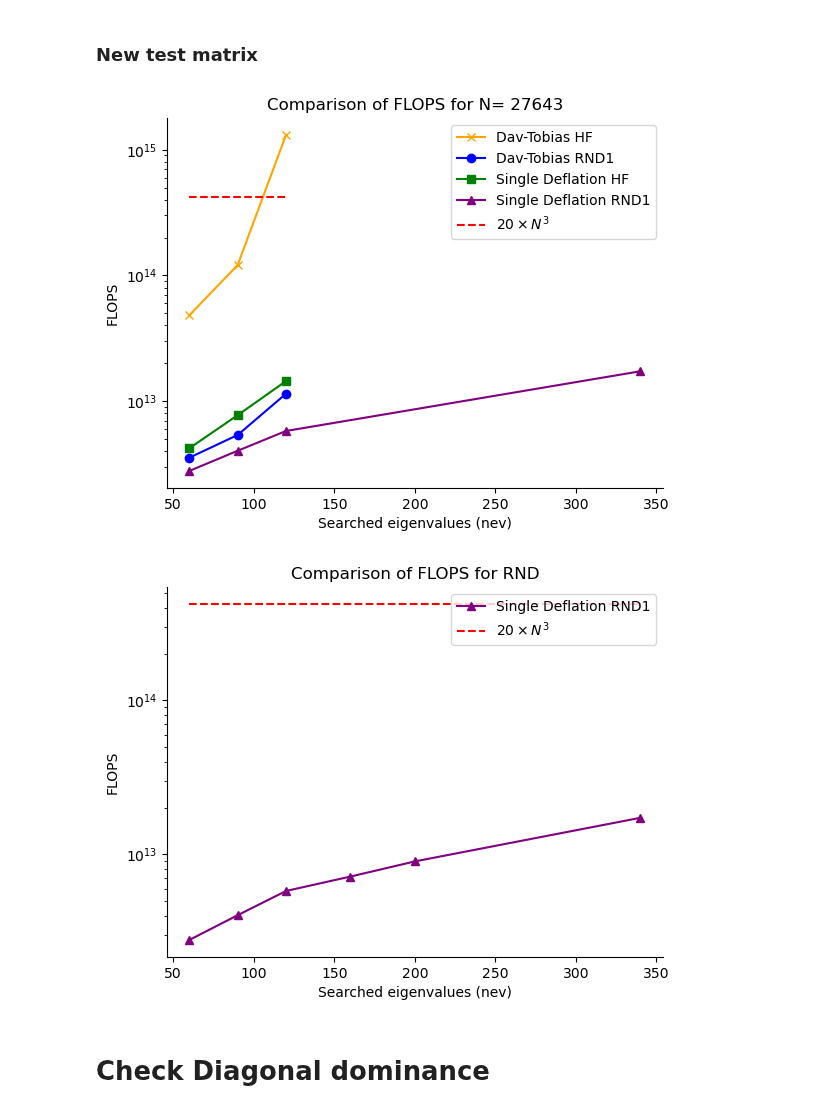
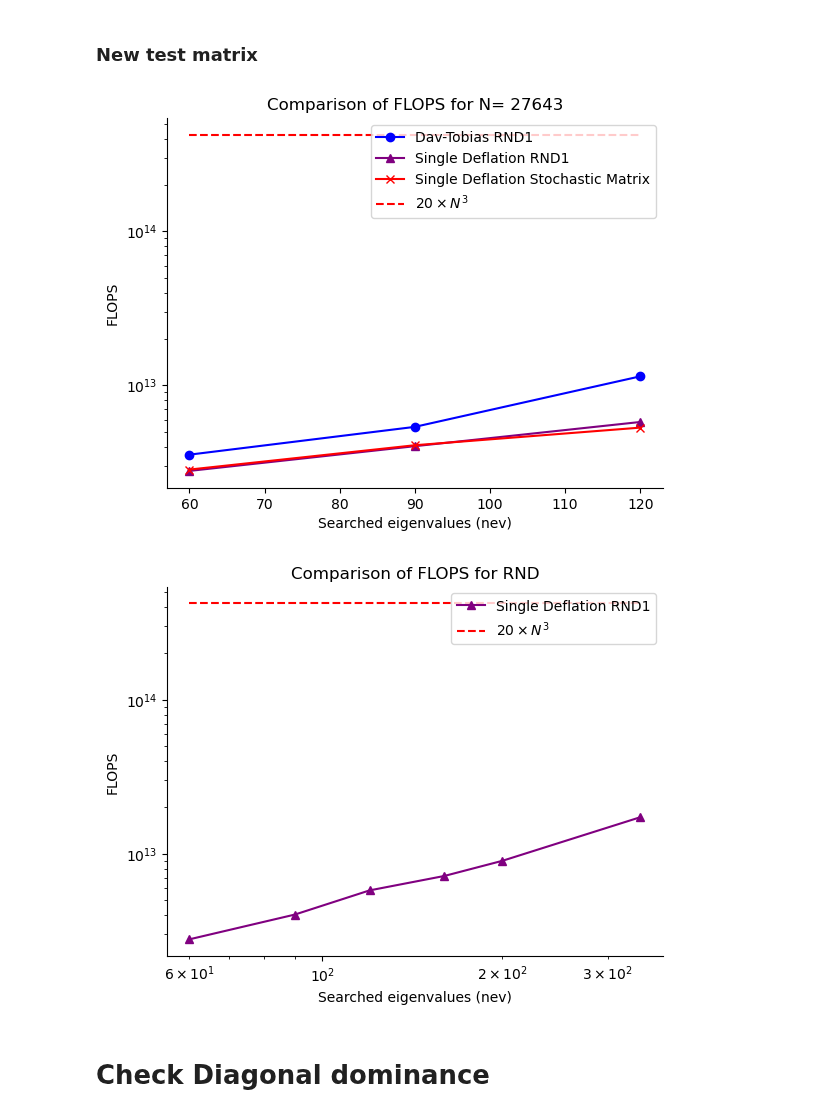
Before and after one commit to framere/Final_codes_MA, a Jupyter notebook: plot_comp_time.ipynb, the cells around one changed output. Drawn from its saved outputs; the diff is of its cells as text; code cells hidden in the pictures.

```diff
--- a/plot_comp_time.ipynb
+++ b/plot_comp_time.ipynb
@@ -84,32 +84,35 @@ sns.despine()
 # %%
 single_deflation_flops_HF = np.array([4222005432929, 7734659318958, 14437738854073])
 Tobias_flops_HF = np.array([48211660683060, 120987475266150, 1310322289041720])
 Tobias_flops_RND1 = np.array([3551245136340, 5380751464110, 11450508936840])
-single_deflation_flops_RND1 = np.array([2785446015183, 4031639513667, 5787879522575, 17275924077195])
+single_deflation_flops_RND1 = np.array([2785446015183, 4031639513667, 5787879522575])
 # single_deflation_flops_RND2 = np.array([2785446015183, 4031639513667, 5787879522575])  # Assuming same as RND1 for this example
 single_deflation_flops_RND3 = np.array([785446015183, 4031639513667, 5787879522575])
+
+single_defl_stochastic_matrix = np.array([2841806322417, 4089291004179, 5320174233101])
 
 N = np.array([60, 90, 120])
 N_RND = np.array([60, 90, 120, 340])  # Assuming same N for RND as for HF
 
 Grenze = 20*(27643)**3
 plt.figure()
 plt.ylabel('FLOPS')
 plt.xlabel('Searched eigenvalues (nev)')
-plt.plot(N, Tobias_flops_HF, label='Dav-Tobias HF', color='orange', marker='x')
+# plt.plot(N, Tobias_flops_HF, label='Dav-Tobias HF', color='orange', marker='x')
 plt.plot(N, Tobias_flops_RND1, label='Dav-Tobias RND1', color='blue', marker='o')
-plt.plot(N, single_deflation_flops_HF, label='Single Deflation HF', color='green', marker='s')
-plt.plot(N_RND, single_deflation_flops_RND1, label='Single Deflation RND1', color='purple', marker='^')
+# plt.plot(N, single_deflation_flops_HF, label='Single Deflation HF', color='green', marker='s')
+plt.plot(N, single_deflation_flops_RND1, label='Single Deflation RND1', color='purple', marker='^')
+plt.plot(N, single_defl_stochastic_matrix, label='Single Deflation Stochastic Matrix', color='red', marker='x')
 plt.hlines(Grenze, N[0], N[-1], label=r'$20 \times N^3$', color='red', linestyle='--')
 # plt.plot(N, single_deflation_flops_RND2, label='Single Deflation RND2', color='brown', marker='d')
 plt.yscale('log')
 # plt.xscale('log')
 plt.title('Comparison of FLOPS for N= 27643')
 plt.legend()
 sns.despine()
 plt.savefig("FLOPS_improved.png", dpi=300, bbox_inches='tight')
 # %% [output]
-[figure, old version]
+[figure, new version]
 # %%
 N_RND = np.array([60, 90, 120, 160, 200, 340])  # Assuming same N
 single_deflation_flops_RND1 = np.array([2785446015183, 4031639513667, 5787879522575, 7180520445177, 9005348877275, 17275924077195])
@@ -122,12 +125,12 @@ plt.xlabel('Searched eigenvalues (nev)')
 plt.plot(N_RND, single_deflation_flops_RND1, label='Single Deflation RND1', color='purple', marker='^')
 plt.hlines(Grenze, N_RND[0], N_RND[-1], label=r'$20 \times N^3$', color='red', linestyle='--')
 plt.yscale('log')
-# plt.xscale('log')
+plt.xscale('log')
 plt.title('Comparison of FLOPS for RND')
 plt.legend()
 sns.despine()
 # %% [output]
-[figure, old version]
+[figure, new version]
 # %% [markdown]
 # Check Diagonal dominance
 # %% [markdown]
```
Also changed, not shown: parts of 1 cell of this notebook, 14 other files.
